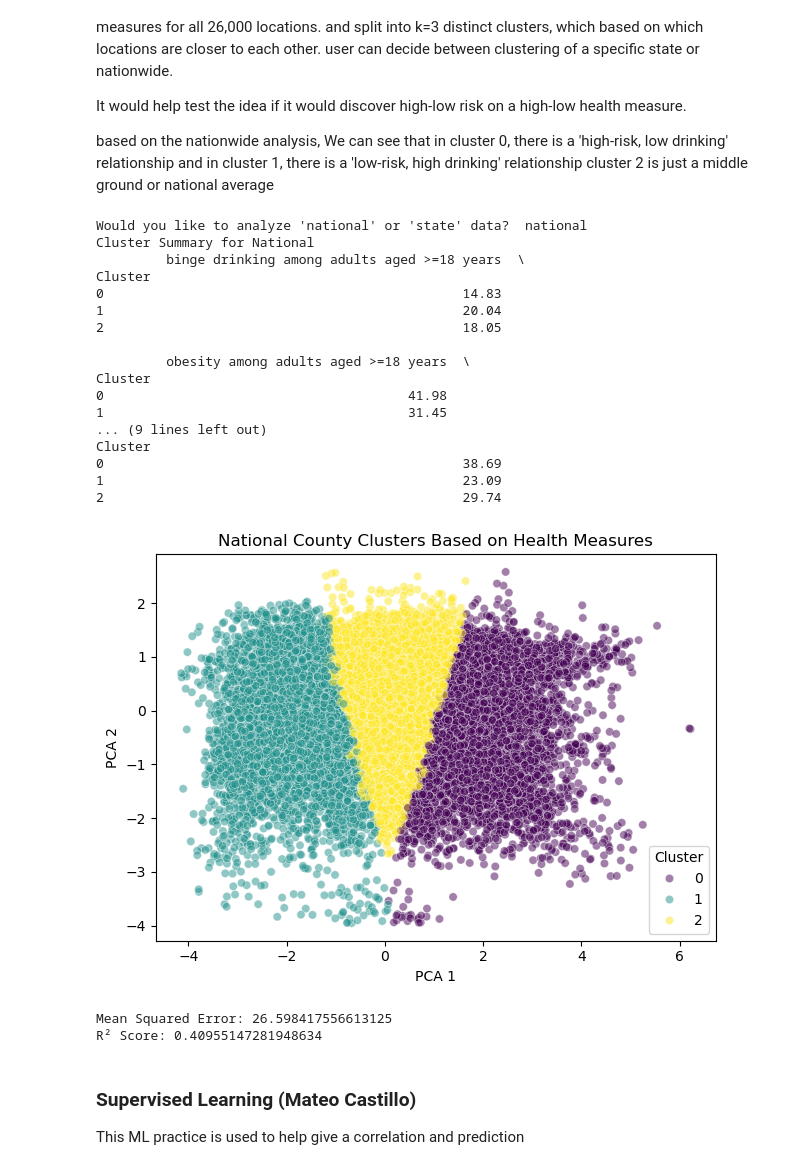
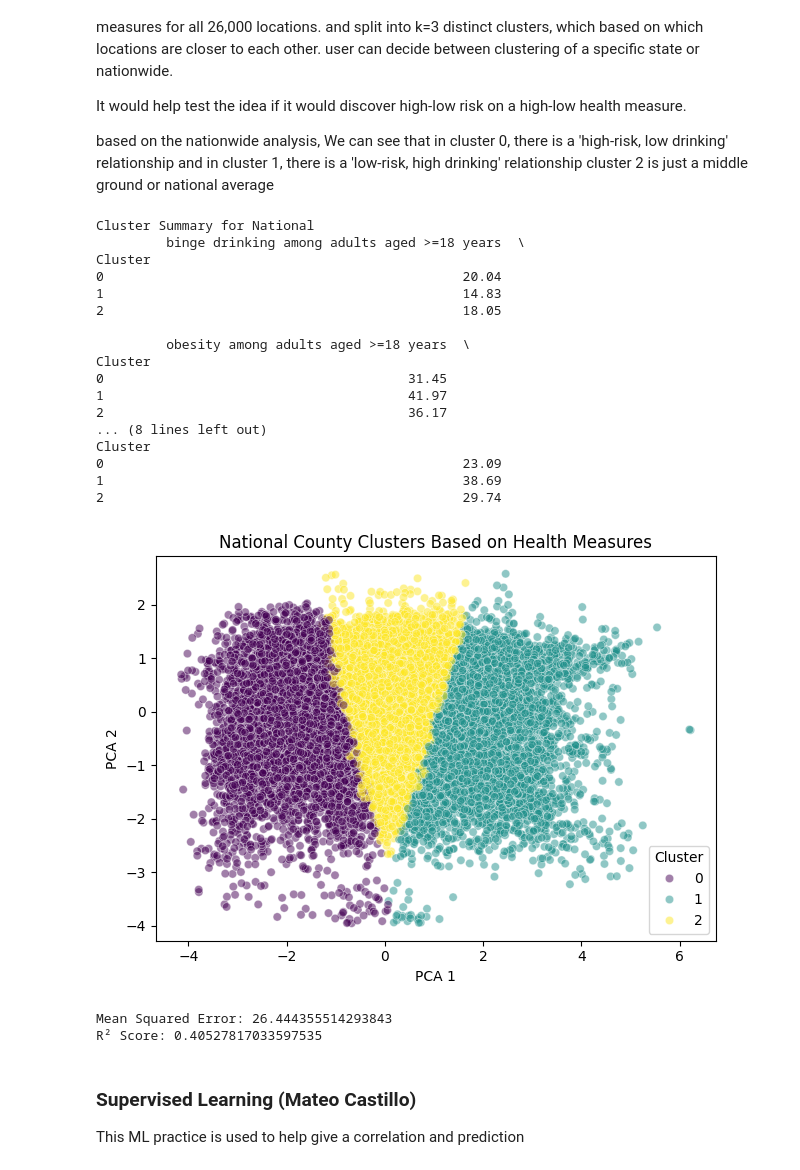
Before and after one commit to jjohn314/exploring-health-outcomes, a Jupyter notebook: prog_report.ipynb, the cells around one changed output. Cells and saved outputs as stored; diff of their text form; code cells hidden in the pictures.

```diff
--- a/prog_report.ipynb
+++ b/prog_report.ipynb
@@ -425,6 +442,7 @@ features = [
     "any disability among adults aged >=18 years"
 ]
 
+dfSelected = dfSelected.dropna(subset=features)
 
 X = dfSelected[features]
 
@@ -471,44 +489,44 @@ from sklearn.metrics import mean_squared_error, r2_score
 X = dfSelected[["binge drinking among adults aged >=18 years"]]
 y = dfSelected["any disability among adults aged >=18 years"]
 
 
 X_train, X_test, y_train, y_test = train_test_split(X, y, test_size=0.2, random_state=42)
 
 
 model = LinearRegression()
 model.fit(X_train, y_train)
 
 
 y_pred = model.predict(X_test)
 
 
 mse = mean_squared_error(y_test, y_pred)
 r2 = r2_score(y_test, y_pred)
 
 
 print(f"Mean Squared Error: {mse}")
 print(f"R² Score: {r2}")
 # %% [output]
-Would you like to analyze 'national' or 'state' data?  national
 Cluster Summary for National
          binge drinking among adults aged >=18 years  \
 Cluster
-0                                              14.83
-1                                              20.04
+0                                              20.04
+1                                              14.83
 2                                              18.05
 
          obesity among adults aged >=18 years  \
 Cluster
-0                                       41.98
-1                                       31.45
-... (9 lines left out)
+0                                       31.45
+1                                       41.97
+2                                       36.17
+... (8 lines left out)
 Cluster
-0                                              38.69
-1                                              23.09
+0                                              23.09
+1                                              38.69
 2                                              29.74
-[figure, old version]
+[figure, new version]
-Mean Squared Error: 26.598417556613125
-R² Score: 0.40955147281948634
+Mean Squared Error: 26.444355514293843
+R² Score: 0.40527817033597535
 # %% [markdown]
 ### Supervised Learning (Mateo Castillo)
 
```
Also changed, not shown: parts of 7 cells of this notebook, 1 other file.
